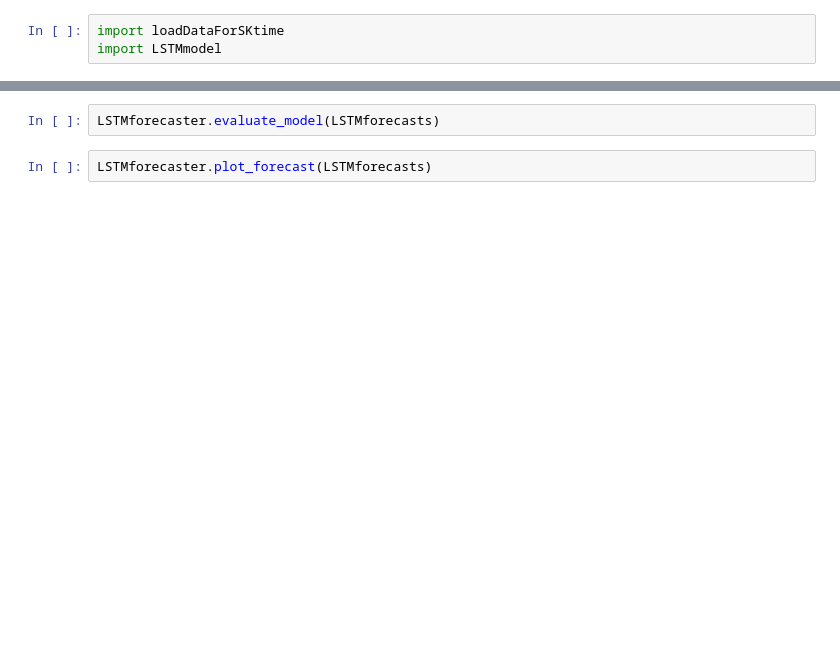
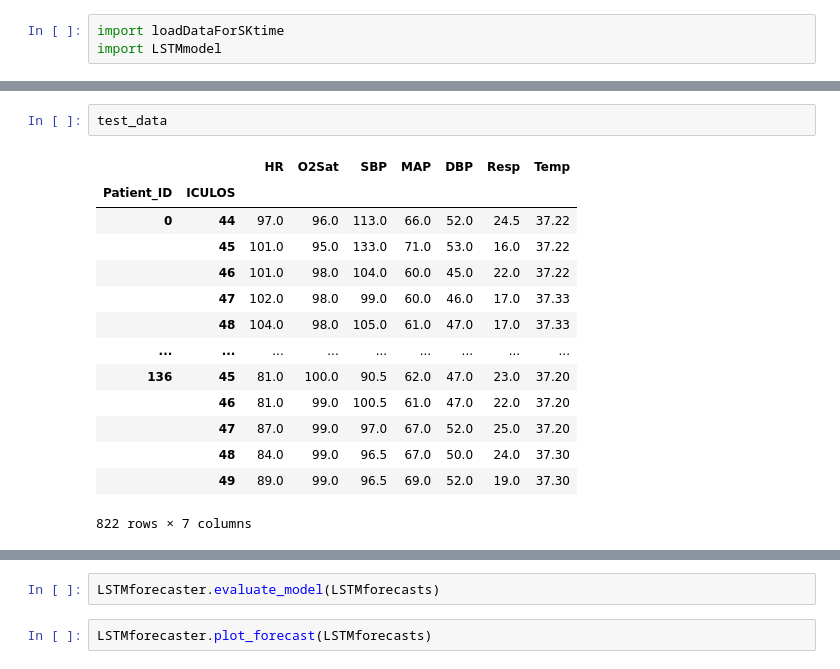
Before and after one commit to emsyoungg/sepsis_forecasting, a Jupyter notebook: Main_LSTM.ipynb, the cells around one changed output, grey strips where cells are left out. Saved outputs shown, nothing was run; the diff lists cells and outputs as text; blank space fills up the shorter version.

```diff
--- a/Main_LSTM.ipynb
+++ b/Main_LSTM.ipynb
@@ -33,3 +74,20 @@ Test  IDs: [0, 1, 2, 3, 4, 5, 6, 7, 8, 9, 10, 11, 12, 13, 14, 15, 16, 17, 18, 19
+# %%
+test_data
+# %% [output]
+|  |  | HR | O2Sat | SBP | MAP | DBP | Resp | Temp |
+| Patient_ID | ICULOS |  |  |  |  |  |  |  |
+| 0 | 44 | 97.0 | 96.0 | 113.0 | 66.0 | 52.0 | 24.5 | 37.22 |
+|  | 45 | 101.0 | 95.0 | 133.0 | 71.0 | 53.0 | 16.0 | 37.22 |
+|  | 46 | 101.0 | 98.0 | 104.0 | 60.0 | 45.0 | 22.0 | 37.22 |
+|  | 47 | 102.0 | 98.0 | 99.0 | 60.0 | 46.0 | 17.0 | 37.33 |
+|  | 48 | 104.0 | 98.0 | 105.0 | 61.0 | 47.0 | 17.0 | 37.33 |
+| ... | ... | ... | ... | ... | ... | ... | ... | ... |
+| 136 | 45 | 81.0 | 100.0 | 90.5 | 62.0 | 47.0 | 23.0 | 37.20 |
+|  | 46 | 81.0 | 99.0 | 100.5 | 61.0 | 47.0 | 22.0 | 37.20 |
+|  | 47 | 87.0 | 99.0 | 97.0 | 67.0 | 52.0 | 25.0 | 37.20 |
+|  | 48 | 84.0 | 99.0 | 96.5 | 67.0 | 50.0 | 24.0 | 37.30 |
+|  | 49 | 89.0 | 99.0 | 96.5 | 69.0 | 52.0 | 19.0 | 37.30 |
+822 rows × 7 columns
 # %%
 LSTMforecaster = LSTMmodel.LSTMforecaster(train_data, test_data, ['HR', 'O2Sat', 'SBP', 'MAP', 'DBP', 'Resp', 'Temp'])
 LSTMforecaster.fit()
```
Also changed, not shown: parts of 7 cells of this notebook, 3 other files.
